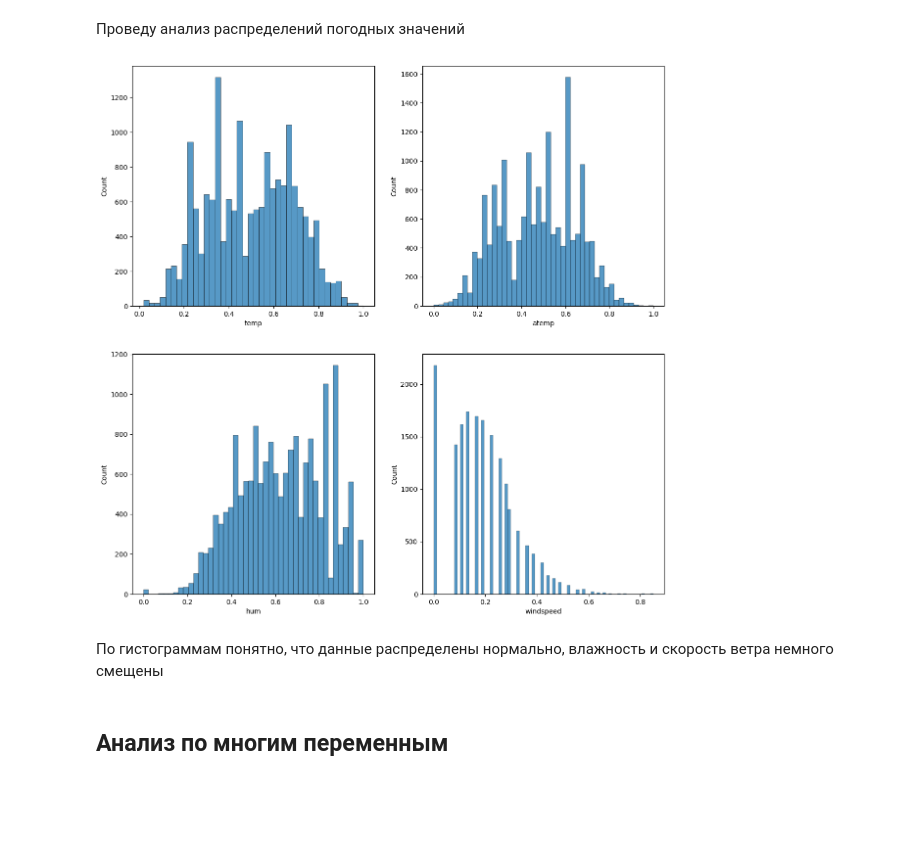
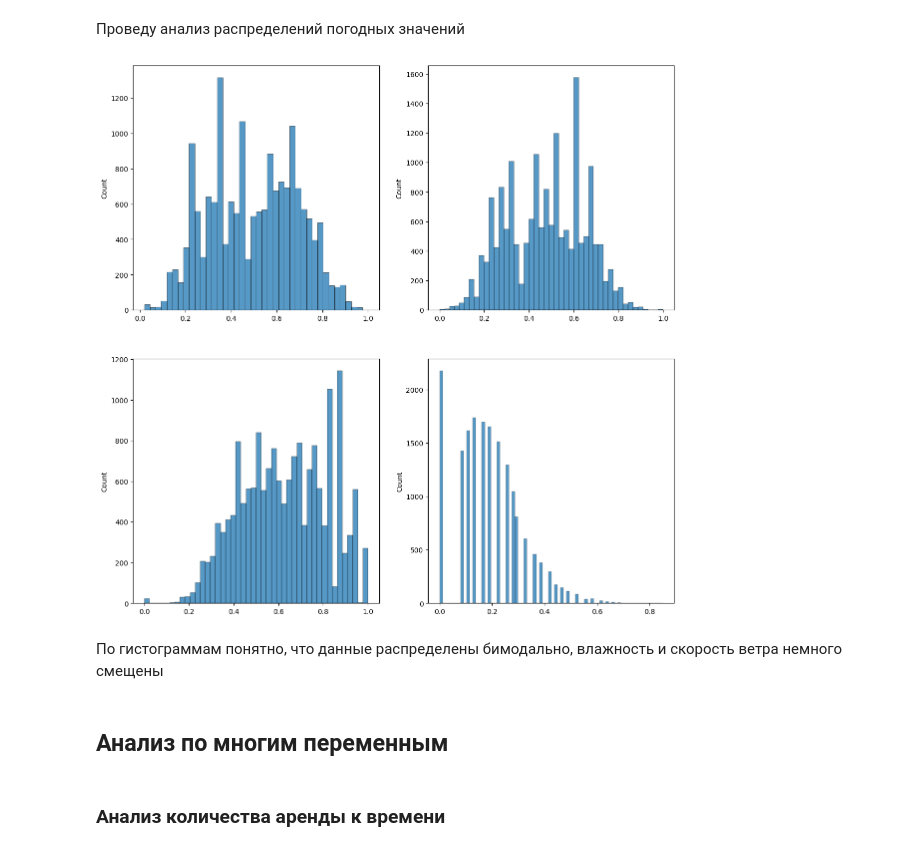
Before and after one commit to Kanogame/bikeshare, a Jupyter notebook: notebooks/01_eda.ipynb, the cells around one changed output. Saved outputs shown, nothing was run; the diff lists cells and outputs as text; code cells hidden in the pictures; blank space fills up the shorter version.

```diff
--- a/notebooks/01_eda.ipynb
+++ b/notebooks/01_eda.ipynb
@@ -103,15 +103,17 @@ for i in range(0, 10):
 # %%
 fig, ax = plt.subplots(2, 2)
 
 cols = ["temp", "atemp", "hum", "windspeed"]
 
 for i, axis in enumerate(ax.flatten()):
-    sns.histplot(data=raw_bikes[cols[i]], ax=axis)
+    sns.histplot(data=list(raw_bikes[cols[i]]), ax=axis)
 
 fig.set_size_inches(14, 14)
 # %% [output]
-[figure, old version]
+[figure, new version]
 # %% [markdown]
-По гистограммам понятно, что данные распределены нормально, влажность и скорость ветра немного смещены
+По гистограммам понятно, что данные распределены бимодально, влажность и скорость ветра немного смещены
 # %% [markdown]
 ## Анализ по многим переменным
+# %% [markdown]
+### Анализ количества аренды к времени
```
Also changed, not shown: parts of 26 cells of this notebook, 4 other files.
